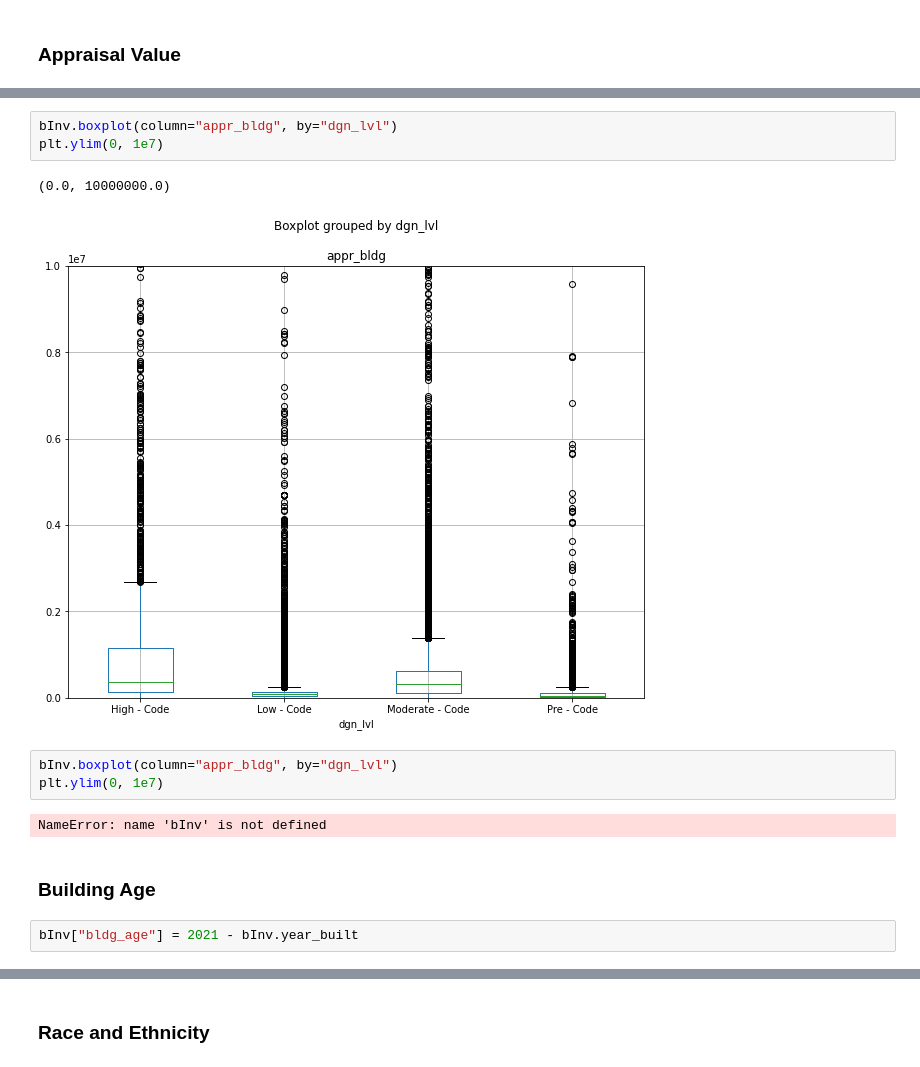
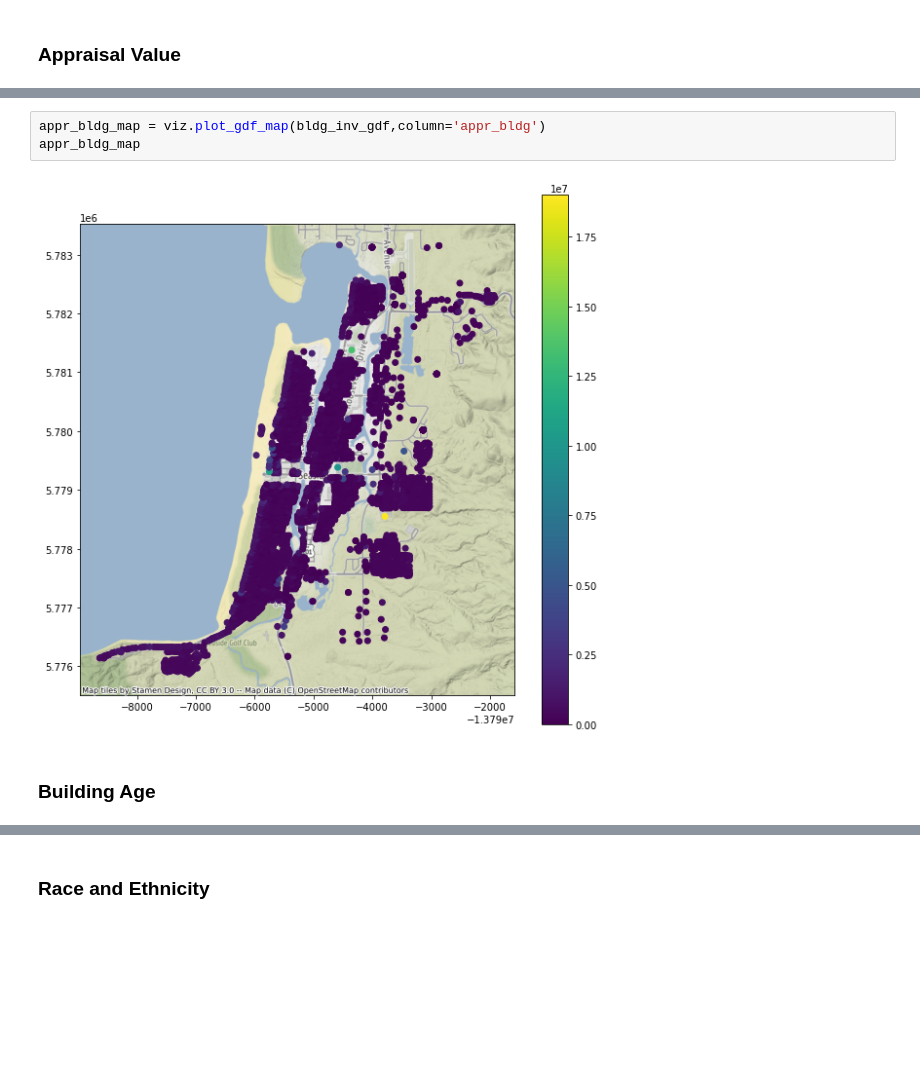
Before and after one commit to OU-CORE/InventoryAnalysis, a Jupyter notebook: Template_after_meeting.ipynb, the cells around one changed output, grey strips where cells are left out. Saved outputs shown, nothing was run; the diff lists cells and outputs as text; blank space fills up the shorter version.

```diff
--- a/Template_after_meeting.ipynb
+++ b/Template_after_meeting.ipynb
@@ -115,18 +157,10 @@ bInv.apr_mil.hist(bins=50)
-# %%
-bInv.boxplot(column="appr_bldg", by="dgn_lvl")
-plt.ylim(0, 1e7)
-# %% [output]
-(0.0, 10000000.0)
-[figure, removed]
-# %%
-bInv.boxplot(column="appr_bldg", by="dgn_lvl")
-plt.ylim(0, 1e7)
-# %% [output]
-NameError: name 'bInv' is not defined
+# %%
+appr_bldg_map = viz.plot_gdf_map(bldg_inv_gdf,column='appr_bldg')
+appr_bldg_map
+# %% [output]
+[figure, added]
 # %% [markdown]
 ### Building Age
-# %%
-bInv["bldg_age"] = 2021 - bInv.year_built
 # %%
 bInv.year_built.hist(bins=25, alpha = 0.5)
 # %% [output]
```
Also changed, not shown: parts of 29 cells of this notebook.
